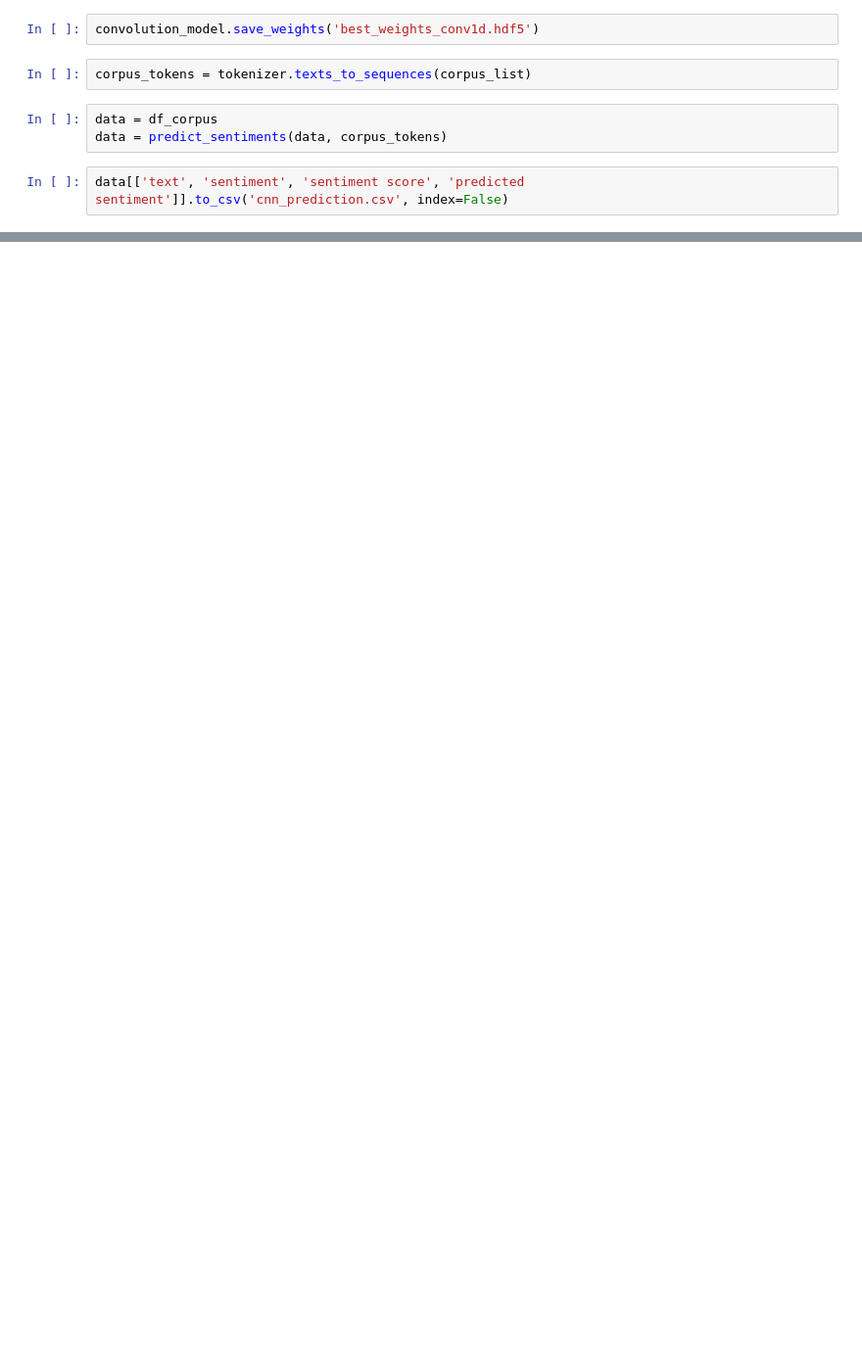
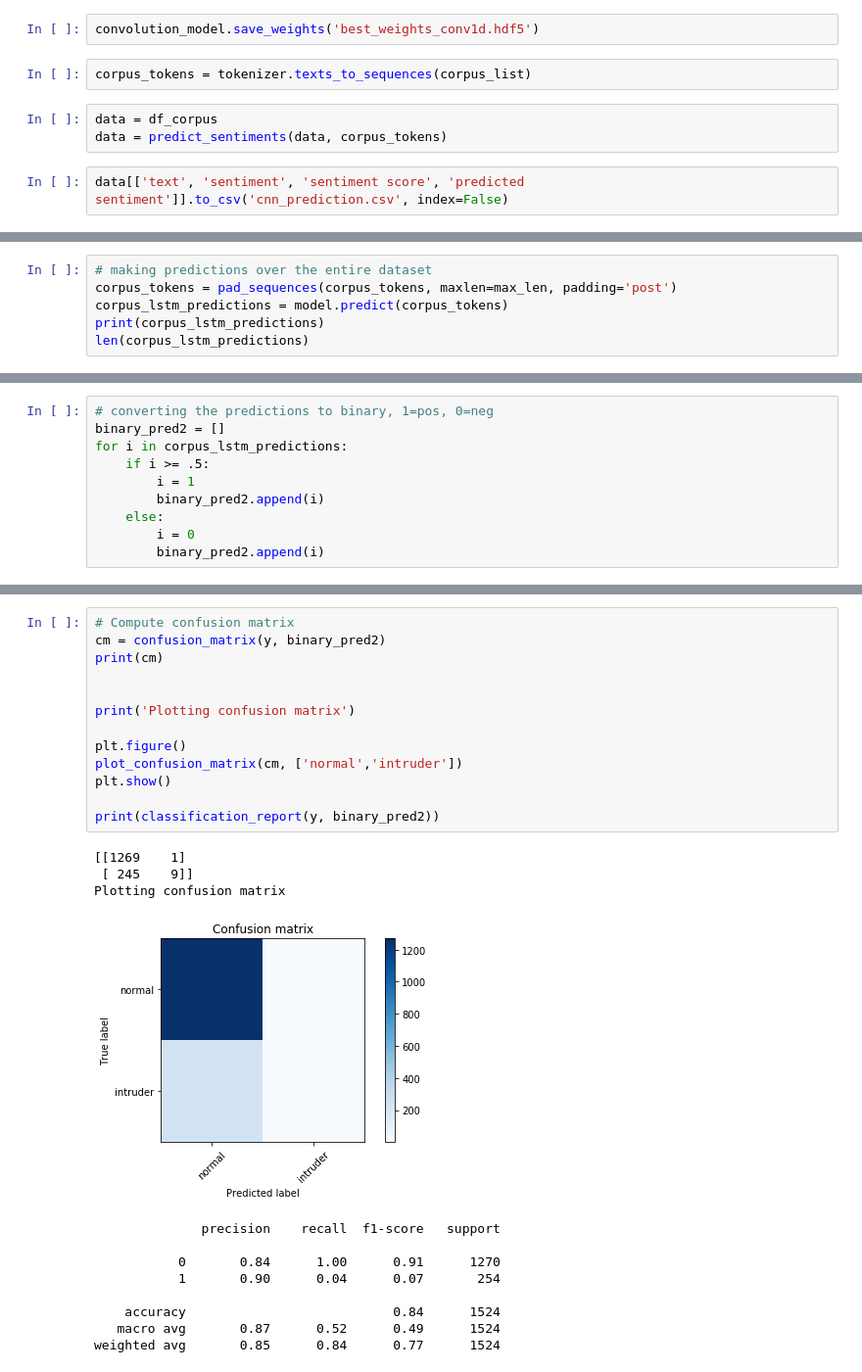
Before and after one commit to saechaol/vaccine-myths, a Jupyter notebook: lstm_model.ipynb, the cells around one changed output, grey strips where cells are left out. Shown at 98% size. Saved outputs shown, nothing was run; the diff lists cells and outputs as text; blank space fills up the shorter version.

```diff
--- a/lstm_model.ipynb
+++ b/lstm_model.ipynb
@@ -706,0 +839,6 @@ data
+# %%
+# making predictions over the entire dataset
+corpus_tokens = pad_sequences(corpus_tokens, maxlen=max_len, padding='post')
+corpus_lstm_predictions = model.predict(corpus_tokens)
+print(corpus_lstm_predictions)
+len(corpus_lstm_predictions)
@@ -706,0 +854,10 @@ data
+# %%
+# converting the predictions to binary, 1=pos, 0=neg
+binary_pred2 = []
+for i in corpus_lstm_predictions:
+    if i >= .5:
+        i = 1
+        binary_pred2.append(i)
+    else:
+        i = 0
+        binary_pred2.append(i)
@@ -706,0 +916,26 @@ data
+# %%
+# Compute confusion matrix
+cm = confusion_matrix(y, binary_pred2)
+print(cm)
+
+
+print('Plotting confusion matrix')
+
+plt.figure()
+plot_confusion_matrix(cm, ['normal','intruder'])
+plt.show()
+
+print(classification_report(y, binary_pred2))
+# %% [output]
+[[1269    1]
+ [ 245    9]]
+Plotting confusion matrix
+[figure, added]
+              precision    recall  f1-score   support
+
+           0       0.84      1.00      0.91      1270
+           1       0.90      0.04      0.07       254
+
+    accuracy                           0.84      1524
+   macro avg       0.87      0.52      0.49      1524
+weighted avg       0.85      0.84      0.77      1524
```
Also changed, not shown: parts of 33 cells of this notebook, 3 other files.
